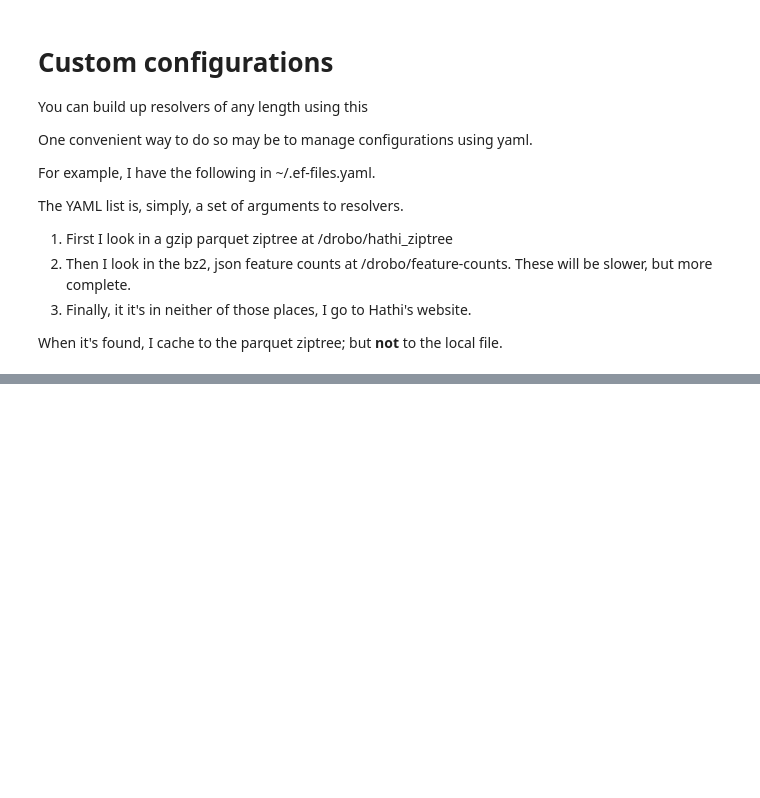
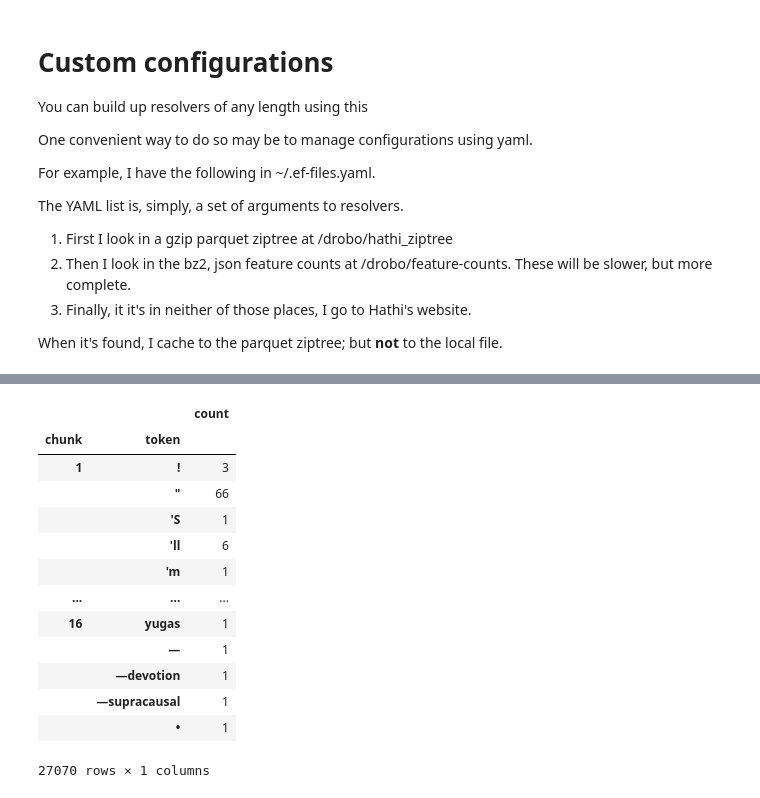
Before and after one commit to htrc/htrc-feature-reader, a Jupyter notebook: examples/Accessing volumes by ids.ipynb, the cells around one changed output, grey strips where cells are left out. Drawn from its saved outputs; the diff is of its cells as text; code cells hidden in the pictures; blank space fills up the shorter version.

```diff
--- a/examples/Accessing volumes by ids.ipynb
+++ b/examples/Accessing volumes by ids.ipynb
@@ -453,0 +515,17 @@ Volume('mdp.39015012434786', id_resolver = bens_resolver).tokenlist()
+# %%
+Volume('mdp.39015012434786', id_resolver = components[1]).tokenlist(chunk = True, pos=False, drop_section= True)
+# %% [output]
+|  |  | count |
+| chunk | token |  |
+| 1 | ! | 3 |
+|  | " | 66 |
+|  | 'S | 1 |
+|  | 'll | 6 |
+|  | 'm | 1 |
+| ... | ... | ... |
+| 16 | yugas | 1 |
+|  | — | 1 |
+|  | —devotion | 1 |
+|  | —supracausal | 1 |
+|  | • | 1 |
+27070 rows × 1 columns
```
Also changed, not shown: parts of 15 cells of this notebook, 6 other files.
